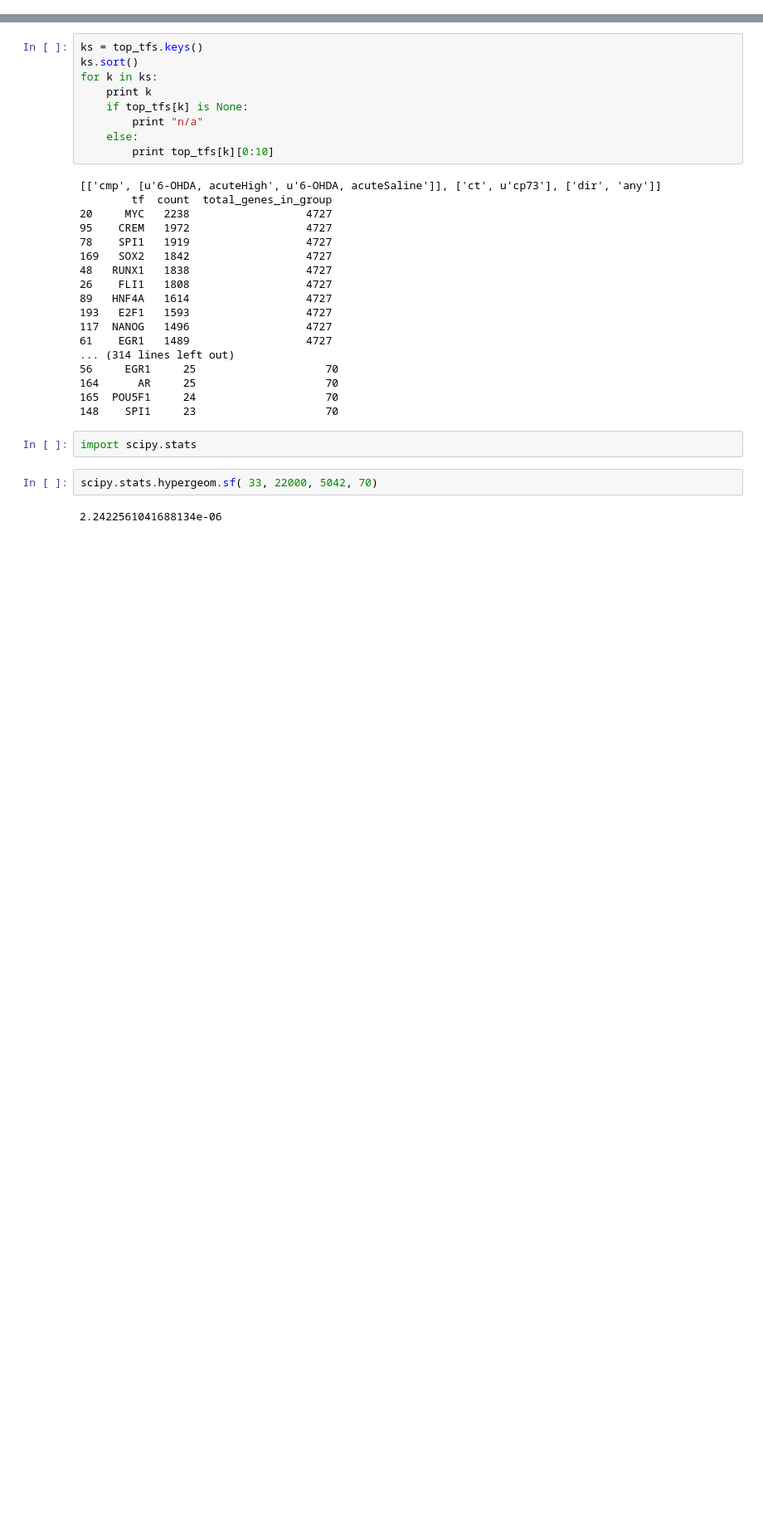
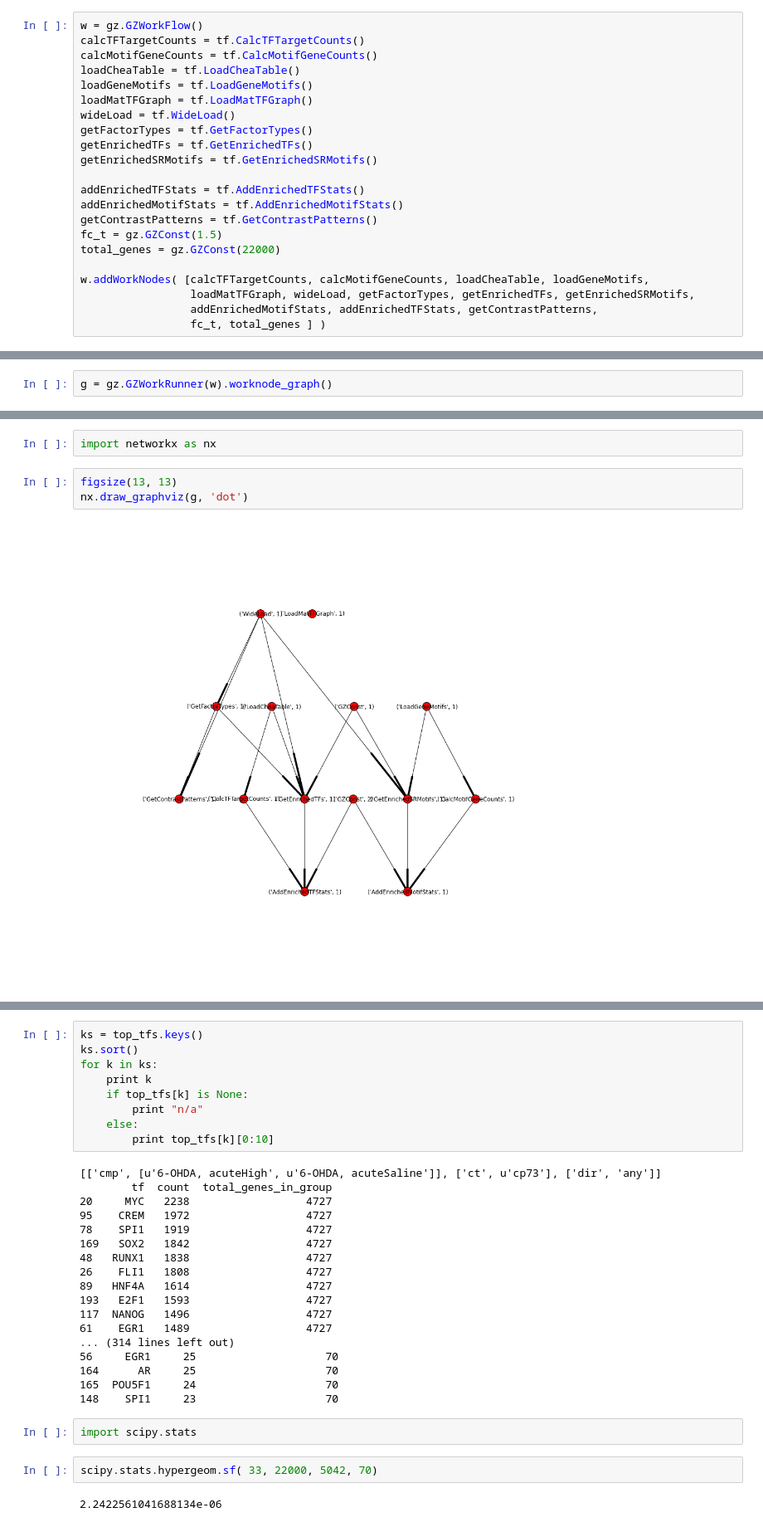
Before and after one commit to aheilbut/pdmouse, a Jupyter notebook: py/pd_chea.ipynb, the cells around one changed output, grey strips where cells are left out. Shown at 83% size. Drawn from its saved outputs; the diff is of its cells as text; blank space fills up the shorter version.

```diff
--- a/py/pd_chea.ipynb
+++ b/py/pd_chea.ipynb
@@ -275,0 +77,22 @@ for fc_threshold in [1.5]:
+# %%
+w = gz.GZWorkFlow()
+calcTFTargetCounts = tf.CalcTFTargetCounts()
+calcMotifGeneCounts = tf.CalcMotifGeneCounts()
+loadCheaTable = tf.LoadCheaTable()
+loadGeneMotifs = tf.LoadGeneMotifs()
+loadMatTFGraph = tf.LoadMatTFGraph()
+wideLoad = tf.WideLoad()
+getFactorTypes = tf.GetFactorTypes()
+getEnrichedTFs = tf.GetEnrichedTFs()
+getEnrichedSRMotifs = tf.GetEnrichedSRMotifs()
+
+addEnrichedTFStats = tf.AddEnrichedTFStats()
+addEnrichedMotifStats = tf.AddEnrichedMotifStats()
+getContrastPatterns = tf.GetContrastPatterns()
+fc_t = gz.GZConst(1.5)
+total_genes = gz.GZConst(22000)
+
+w.addWorkNodes( [calcTFTargetCounts, calcMotifGeneCounts, loadCheaTable, loadGeneMotifs,
+                 loadMatTFGraph, wideLoad, getFactorTypes, getEnrichedTFs, getEnrichedSRMotifs,
+                 addEnrichedMotifStats, addEnrichedTFStats, getContrastPatterns,
+                 fc_t, total_genes ] )
@@ -275,0 +127,2 @@ for fc_threshold in [1.5]:
+# %%
+g = gz.GZWorkRunner(w).worknode_graph()
@@ -275,0 +741,7 @@ for fc_threshold in [1.5]:
+# %%
+import networkx as nx
+# %%
+figsize(13, 13)
+nx.draw_graphviz(g, 'dot')
+# %% [output]
+[figure, added]
```
Also changed, not shown: parts of 194 cells of this notebook, 5 other files.
